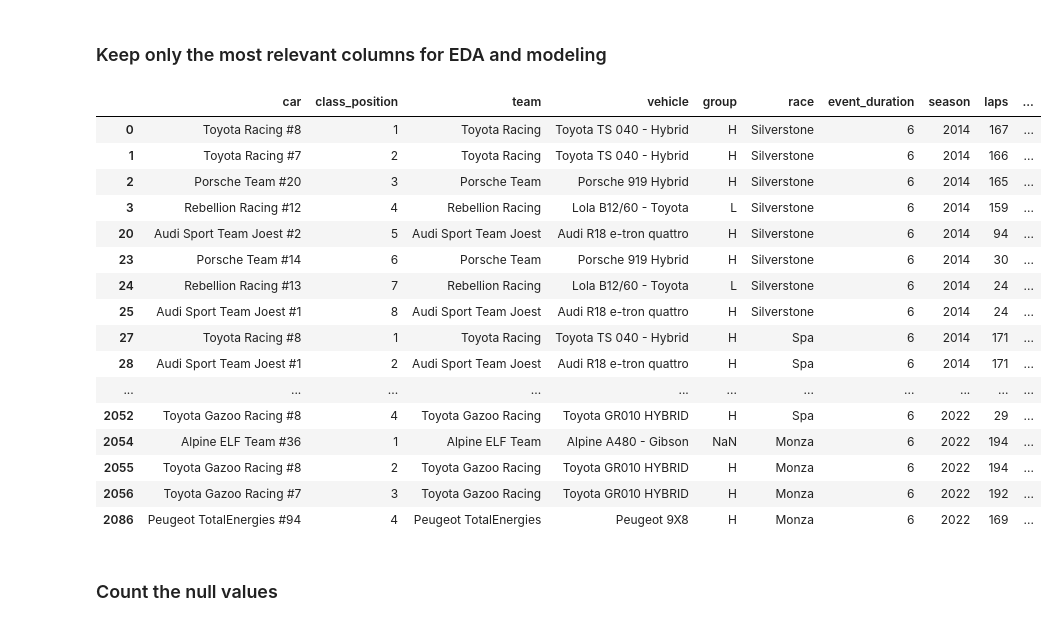
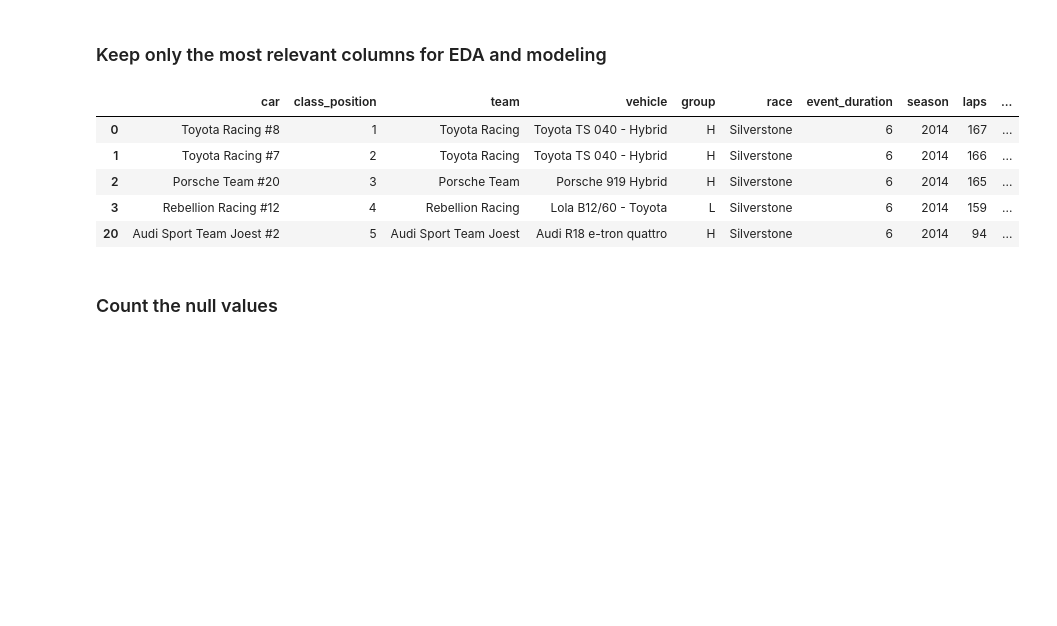
Before and after one commit to StanEM75/24H_Le_Mans, a Jupyter notebook: Supervised Learning/Process.ipynb, the cells around one changed output. Saved outputs shown, nothing was run; the diff lists cells and outputs as text; code cells hidden in the pictures; blank space fills up the shorter version.

```diff
--- a/Supervised Learning/Process.ipynb
+++ b/Supervised Learning/Process.ipynb
@@ -33,25 +33,14 @@ df = df[df['class'].isin(['LMP1','LM P1','HYPERCAR'])]
 # %%
 df = df[['car', 'class_position', 'team', 'vehicle', 'group', 'race', 'event_duration', 'season', 'laps', 'tyres', 'fl_time', 'fl_kph_average', 'driver_1', 'driver_2', 'driver_3']]
 # %%
-df
+df.head()
 # %% [output]
 |  | car | class_position | team | vehicle | group | race | event_duration | season | laps | ... |
 | 0 | Toyota Racing #8 | 1 | Toyota Racing | Toyota TS 040 - Hybrid | H | Silverstone | 6 | 2014 | 167 | ... |
 | 1 | Toyota Racing #7 | 2 | Toyota Racing | Toyota TS 040 - Hybrid | H | Silverstone | 6 | 2014 | 166 | ... |
 | 2 | Porsche Team #20 | 3 | Porsche Team | Porsche 919 Hybrid | H | Silverstone | 6 | 2014 | 165 | ... |
 | 3 | Rebellion Racing #12 | 4 | Rebellion Racing | Lola B12/60 - Toyota | L | Silverstone | 6 | 2014 | 159 | ... |
 | 20 | Audi Sport Team Joest #2 | 5 | Audi Sport Team Joest | Audi R18 e-tron quattro | H | Silverstone | 6 | 2014 | 94 | ... |
-| 23 | Porsche Team #14 | 6 | Porsche Team | Porsche 919 Hybrid | H | Silverstone | 6 | 2014 | 30 | ... |
-| 24 | Rebellion Racing #13 | 7 | Rebellion Racing | Lola B12/60 - Toyota | L | Silverstone | 6 | 2014 | 24 | ... |
-| 25 | Audi Sport Team Joest #1 | 8 | Audi Sport Team Joest | Audi R18 e-tron quattro | H | Silverstone | 6 | 2014 | 24 | ... |
-| 27 | Toyota Racing #8 | 1 | Toyota Racing | Toyota TS 040 - Hybrid | H | Spa | 6 | 2014 | 171 | ... |
-| 28 | Audi Sport Team Joest #1 | 2 | Audi Sport Team Joest | Audi R18 e-tron quattro | H | Spa | 6 | 2014 | 171 | ... |
-| ... | ... | ... | ... | ... | ... | ... | ... | ... | ... | ... |
-| 2052 | Toyota Gazoo Racing #8 | 4 | Toyota Gazoo Racing | Toyota GR010 HYBRID | H | Spa | 6 | 2022 | 29 | ... |
-| 2054 | Alpine ELF Team #36 | 1 | Alpine ELF Team | Alpine A480 - Gibson | NaN | Monza | 6 | 2022 | 194 | ... |
-| 2055 | Toyota Gazoo Racing #8 | 2 | Toyota Gazoo Racing | Toyota GR010 HYBRID | H | Monza | 6 | 2022 | 194 | ... |
-| 2056 | Toyota Gazoo Racing #7 | 3 | Toyota Gazoo Racing | Toyota GR010 HYBRID | H | Monza | 6 | 2022 | 192 | ... |
-| 2086 | Peugeot TotalEnergies #94 | 4 | Peugeot TotalEnergies | Peugeot 9X8 | H | Monza | 6 | 2022 | 169 | ... |
 # %% [markdown]
 ### Count the null values
 # %%
```
Also changed, not shown: parts of 8 cells of this notebook, 1 other file.
